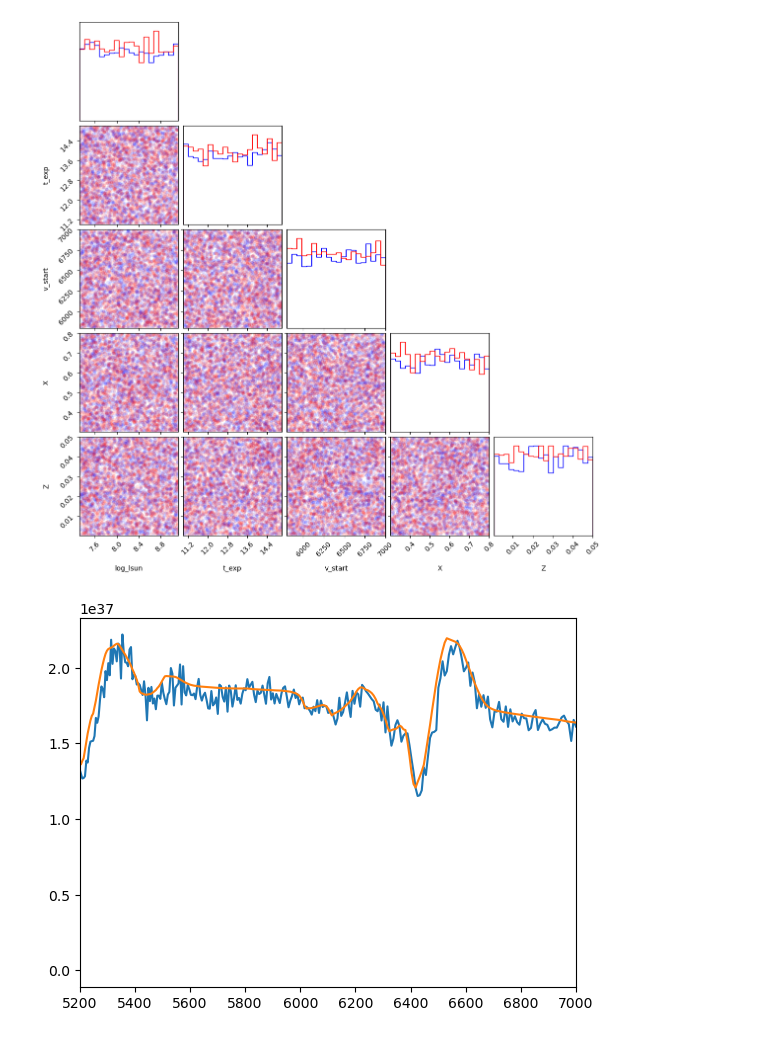
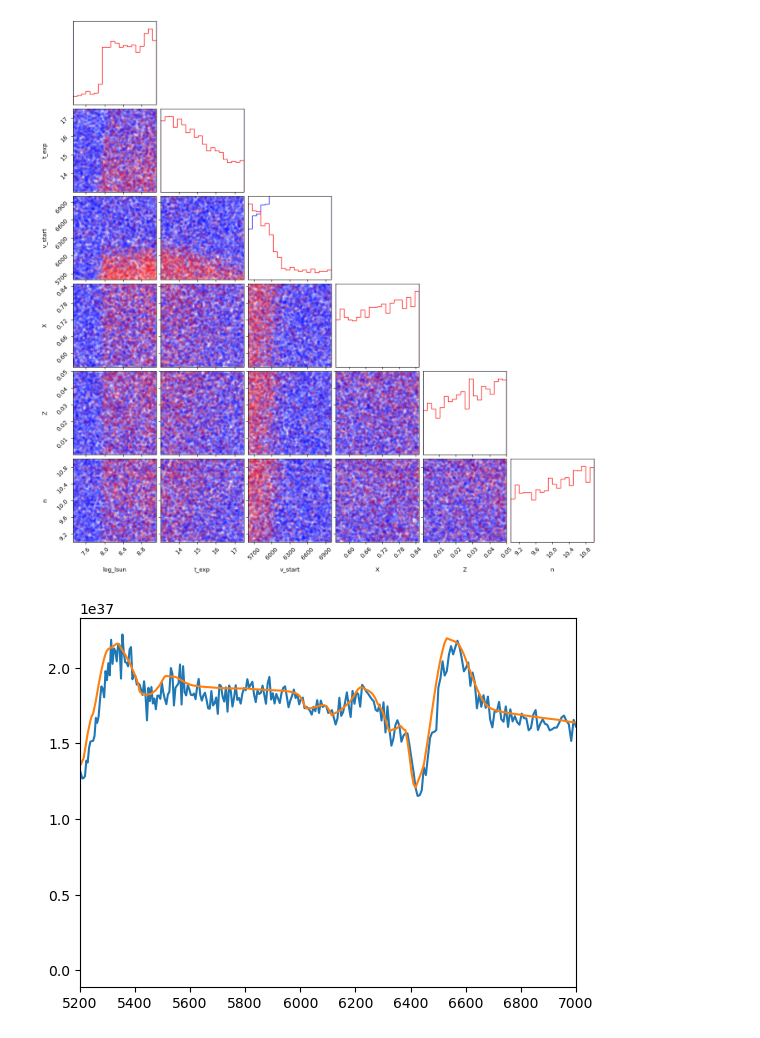
Before and after one commit to MichaelLukaszyk/iip-emulator, a Jupyter notebook: interpolator/coverage_check.ipynb, the cells around one changed output. Cells and saved outputs as stored; diff of their text form; code cells hidden in the pictures.

```diff
--- a/interpolator/coverage_check.ipynb
+++ b/interpolator/coverage_check.ipynb
@@ -6,16 +11,29 @@ import numpy as np
 import corner
 import os
 
-folder_path = os.path.dirname('C:/Users/mikel/Desktop/5000_runs/')
+folder_path = os.path.dirname('C:/Users/mikel/Desktop/new_atomic_runs/')
+param_names = ['id', 'log_lsun', 't_exp', 'v_start', 'X', 'Z', 'n']
+limits = [(7.32, 9.12), (13, 17.5), (5600, 7000), (0.55, 0.85), (5e-4, 5e-2), (9, 11)]
+file_name = 'new_atomic_runs_indexed'
 
-param_names = ['id', 'log_lsun', 't_exp', 'v_start', 'X', 'Z']
-limits = [(7.32, 9.12), (11, 15), (5800, 7000), (0.3, 0.8), (5e-4, 5e-2)]
-X_indexed, y, wav_mod = util.read_grid_runs(folder_path, param_names)
-X = X_indexed.drop('id', axis=1)
+# Saved indexed copy
+if False:
+    import interpolator.util as util
+    import os
+    util.save_runs(folder_path, param_names, file_name)
+
+# Read the data
+param_names, X_indexed, y, wav_mod = util.read_runs(file_name)
 grid = pd.read_csv(os.path.join(folder_path, 'grid.csv'))
 
+X_indexed = pd.DataFrame(X_indexed, columns=param_names)
+X = X_indexed.drop('id', axis=1)
 ran_i = X_indexed['id'].to_numpy(int)
-grid_i = grid['id'].to_numpy(int)
-failed_i = np.array([x for x in grid_i if x not in ran_i])
+all_i = grid['id'].to_numpy(int)
+passed_i = np.array([x for x in all_i if x in ran_i])
+failed_i = np.array([x for x in all_i if x not in ran_i])
+
+passed_mask = np.array([x in passed_i for x in grid['id']])
 failed_mask = np.array([x in failed_i for x in grid['id']])
+X_passed = grid[passed_mask][param_names].drop('id', axis=1)
 X_failed = grid[failed_mask][param_names].drop('id', axis=1)
@@ -22,31 +105,31 @@ X_failed = grid[failed_mask][param_names].drop('id', axis=1)
 # %%
 # Plot successful
 fig = corner.corner(
-    X.values,
+    X_passed.values,
     labels=X.columns,
     range=limits,
     bins = 20,
     color='blue',
     plot_contours=False,
     plot_datapoints=True,
     plot_density=False,
     data_kwargs={'ms': 5}
 )
 
 # Plot failed
 corner.corner(
     X_failed.values,
     fig=fig,
     labels=X.columns,
     range=limits,
     bins = 20,
     color='red',
     plot_contours=False,
     plot_datapoints=True,
     plot_density=False,
     data_kwargs={'ms': 5}
 )
 
 plt.show()
 # %% [output]
-[figure, old version]
+[figure, new version]
```
Also changed, not shown: parts of 7 cells of this notebook, 7 other files.
